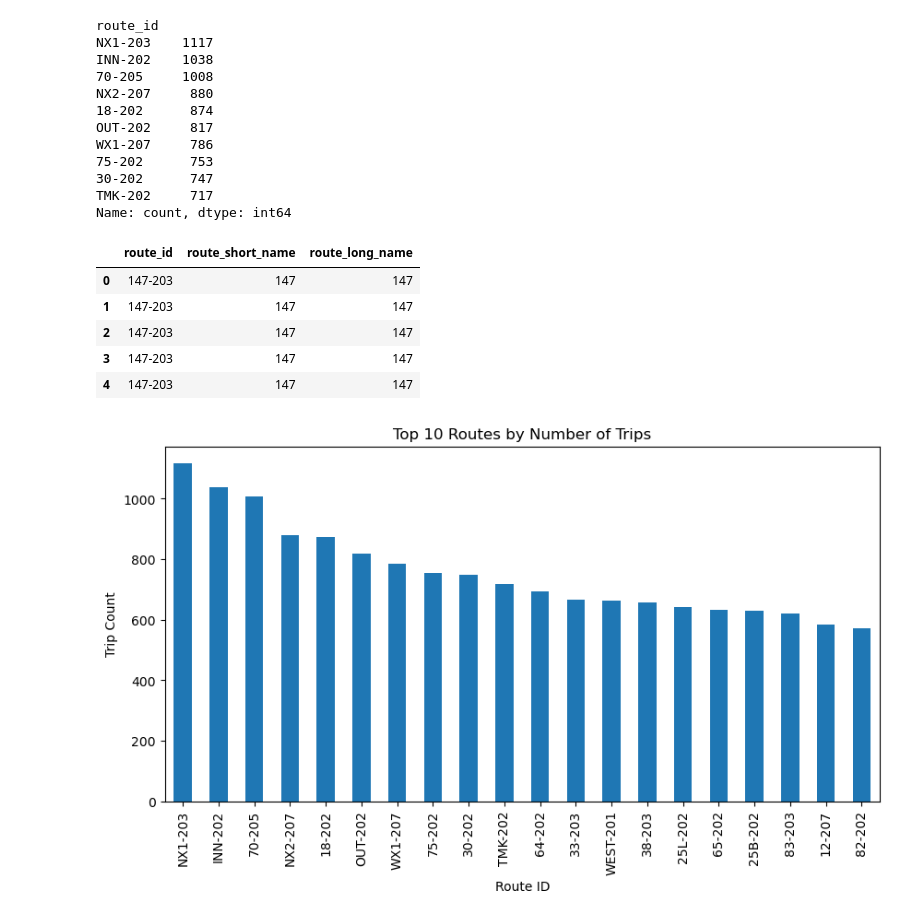
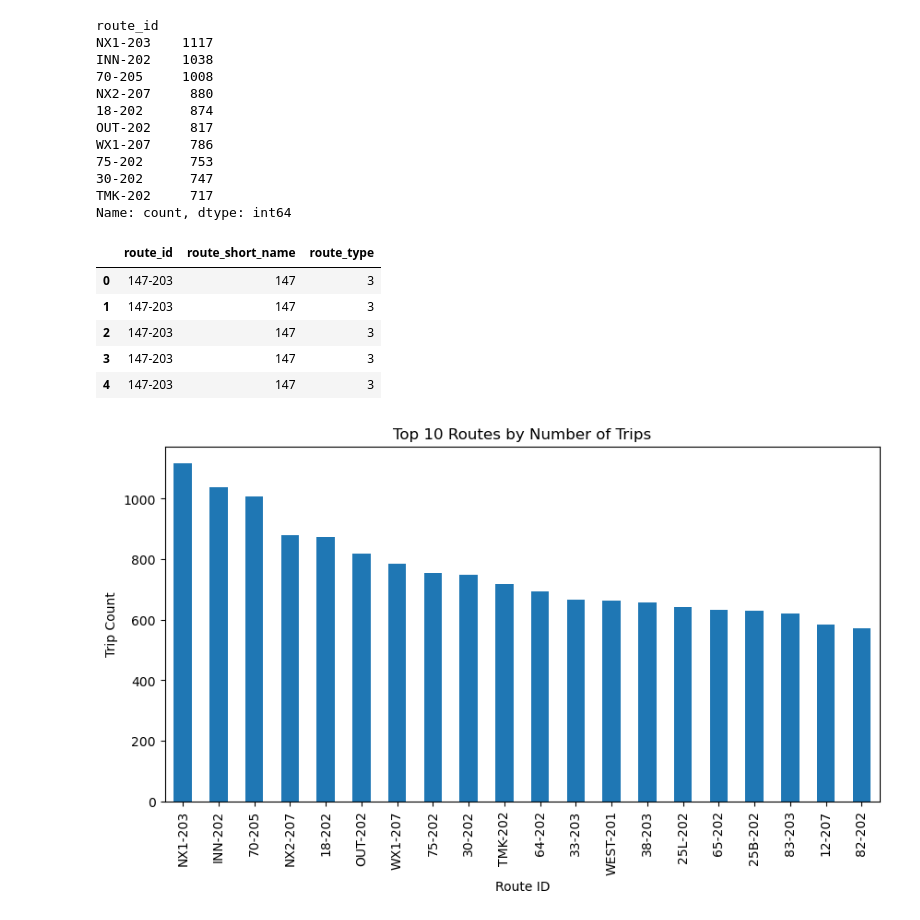
Before and after one commit to markokratos0918/ai-dss-auckland-public-transport, a Jupyter notebook: 01_gtfs_static_inspection.ipynb, the cells around one changed output. Cells and saved outputs as stored; diff of their text form; code cells hidden in the pictures.

Commit message:
Add GTFS static inspection notebook with initial EDA and route integration

```diff
--- a/01_gtfs_static_inspection.ipynb
+++ b/01_gtfs_static_inspection.ipynb
@@ -185,15 +185,15 @@ Name: count, dtype: int64
 # %%
 #Join trips
 trips_routes = trips.merge(routes, on="route_id", how="left")
 
-trips_routes[["route_id", "route_short_name", "route_long_name"]].head()
+trips_routes[["route_id", "route_short_name", "route_type"]].head()
 # %% [output]
-|  | route_id | route_short_name | route_long_name |
-| 0 | 147-203 | 147 | 147 |
-| 1 | 147-203 | 147 | 147 |
-| 2 | 147-203 | 147 | 147 |
-| 3 | 147-203 | 147 | 147 |
-| 4 | 147-203 | 147 | 147 |
+|  | route_id | route_short_name | route_type |
+| 0 | 147-203 | 147 | 3 |
+| 1 | 147-203 | 147 | 3 |
+| 2 | 147-203 | 147 | 3 |
+| 3 | 147-203 | 147 | 3 |
+| 4 | 147-203 | 147 | 3 |
 # %%
 import matplotlib.pyplot as plt
 
```
Also changed, not shown: parts of 1 cell of this notebook.
